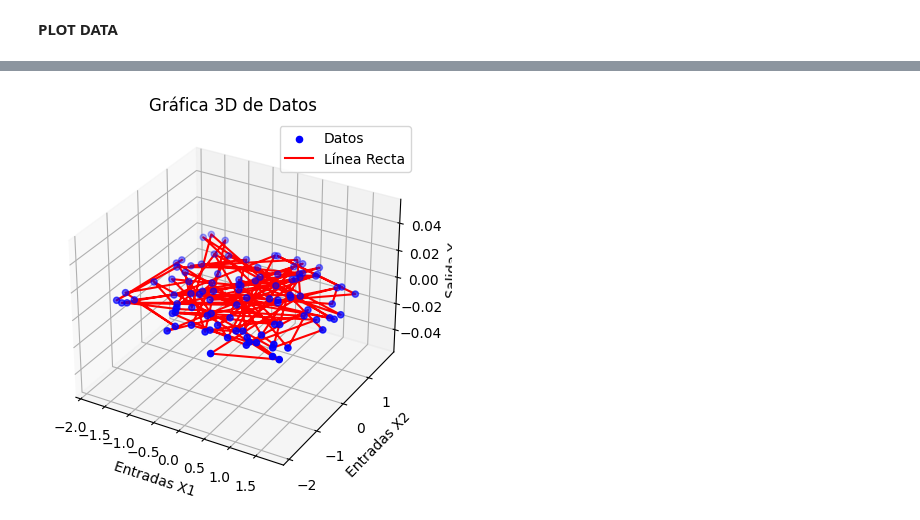
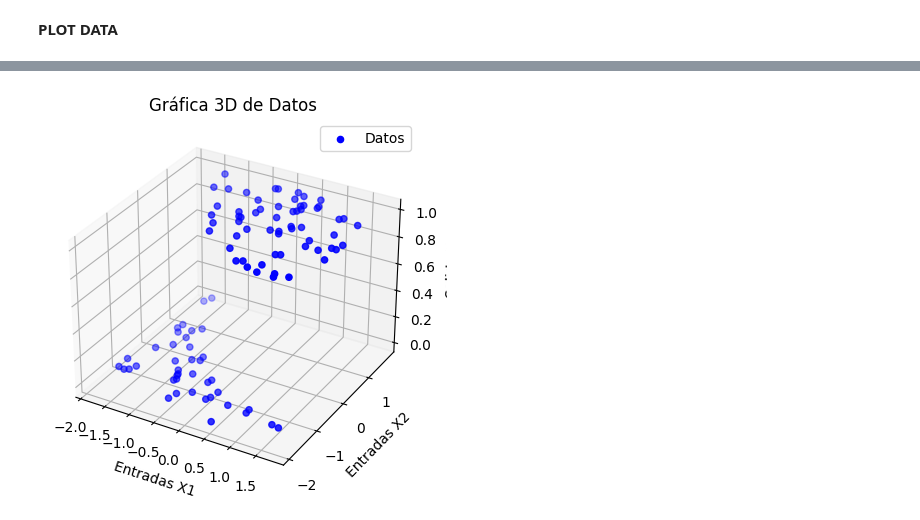
Before and after one commit to jcagudelo12/IA, a Jupyter notebook: RegresionLogistica_2_Variables/R_Logistic_Two_Variable.ipynb, the cells around one changed output, grey strips where cells are left out. Saved outputs shown, nothing was run; the diff lists cells and outputs as text; code cells hidden in the pictures.

Commit message:
Calculos para recta que separa los datos

```diff
--- a/RegresionLogistica_2_Variables/R_Logistic_Two_Variable.ipynb
+++ b/RegresionLogistica_2_Variables/R_Logistic_Two_Variable.ipynb
@@ -77,0 +78,13 @@ fig.show()
+# %%
+promX = np.mean(data[:, :2], axis=0)
+stdX = np.std(data[:, :2], axis=0)
+
+print('promX:', promX)
+print('stdX:', stdX)
+
+dataNormal = np.zeros((dataSize[0], dataSize[1]-1))
+for i in range(dataSize[0]):
+    for j in range(2):
+        dataNormal[i, j] = (data[i, j] - promX[j]) / stdX[j]
+
+dataNormal = np.column_stack((dataNormal, data[:, 2]))
@@ -95,11 +106,0 @@ plt.show()
-# %%
-promX = np.mean(data[:, :2], axis=0)
-stdX = np.std(data[:, :2], axis=0)
-
-print('promX:', promX)
-print('stdX:', stdX)
-
-dataNormal = np.zeros((dataSize[0], dataSize[1]))
-for i in range(dataSize[0]):
-    for j in range(2):
-        dataNormal[i, j] = (data[i, j] - promX[j]) / stdX[j]
@@ -180,34 +206,34 @@ Beta2:  [0.]
 # %%
 # Crear una figura y un objeto de subtrama 3D
 fig = plt.figure()
 ax = fig.add_subplot(111, projection='3d')
 
 # Graficar los datos en 3D
 ax.scatter(dataNormal[:,0], dataNormal[:,1], dataNormal[:,2], c='b', marker='o', label='Datos')
 
 
 
 # Definir valores para la línea recta
-X1 = X[:, 1]
-X2 = X[:, 2]
-h_reshape = h_beta.reshape(X1.shape)  # Ajustar la forma de h_beta para que coincida con X1 y X2
+X1 = np.zeros((X[:, 1].size, 1))
+X2 = np.zeros((X[:, 2].size, 1))
 
-
+X1[:, 0] = X[:, 1]
+X2[:, 0] = X[:, 2]
 
 # Graficar la línea recta
-ax.plot(X1, X2, h_reshape, color='r', label='Línea Recta')
+#ax.plot(X1, X2, h_beta, color='r', label='Línea Recta')
 
 
 # Personalizar el gráfico
 ax.set_xlabel('Entradas X1')
 ax.set_ylabel('Entradas X2')
 ax.set_zlabel('Salida Y')
 ax.set_title('Gráfica 3D de Datos')
 
 # Agregar una leyenda
 ax.legend()
 
 # Mostrar el gráfico
 plt.show()
 # %% [output]
-[figure, old version]
+[figure, new version]
```
Also changed, not shown: parts of 10 cells of this notebook.
